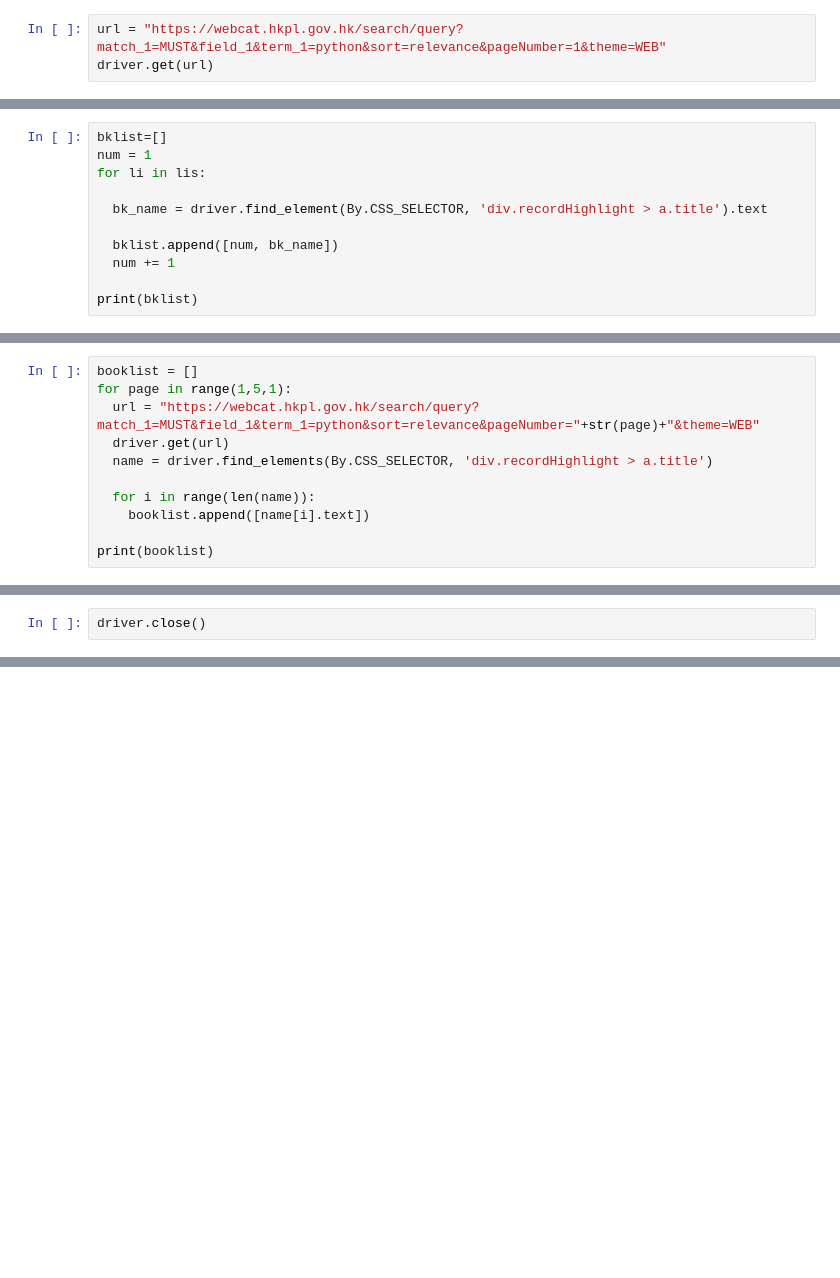
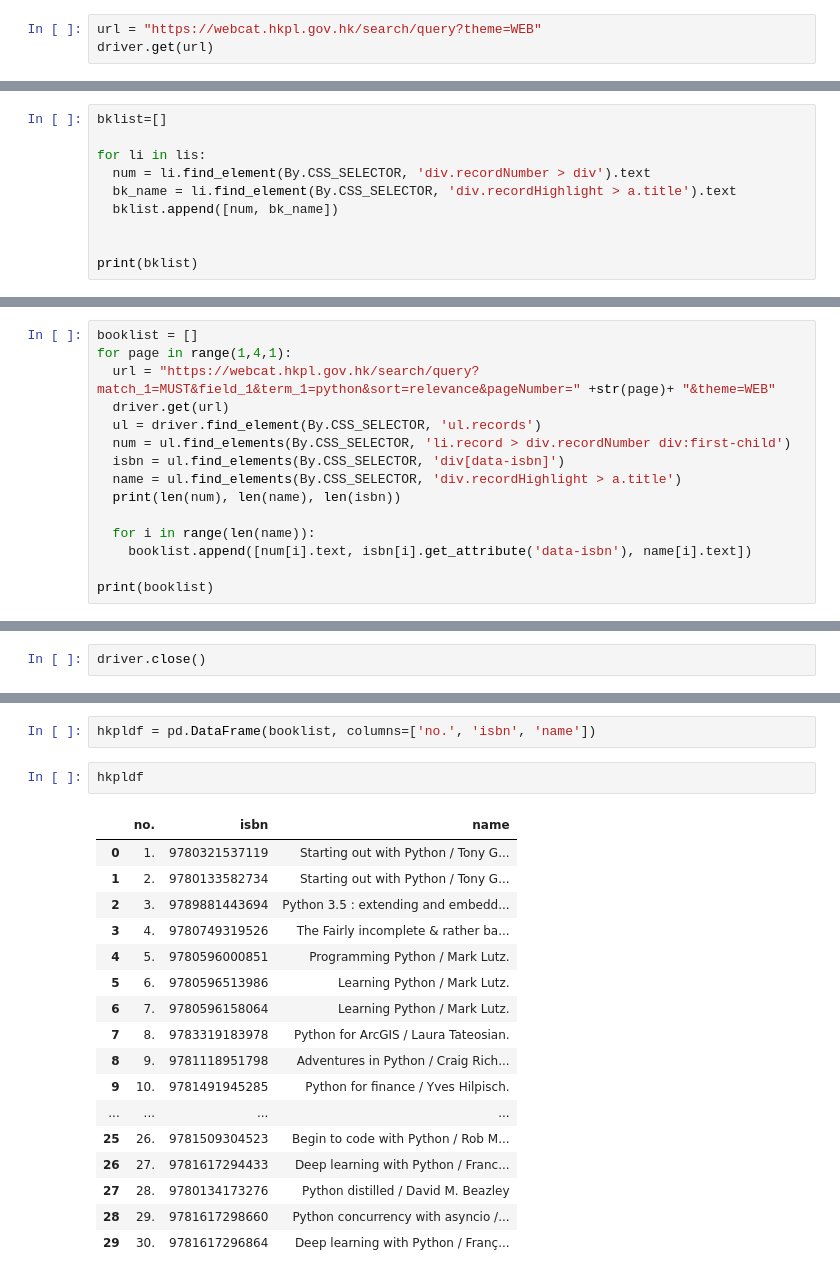
Before and after one commit to Mikafar/Mikafar, a Jupyter notebook: 230623_SE(HKPL).ipynb, the cells around one changed output, grey strips where cells are left out. Drawn from its saved outputs; the diff is of its cells as text; blank space fills up the shorter version.

```diff
--- a/230623_SE(HKPL).ipynb
+++ b/230623_SE(HKPL).ipynb
@@ -32,7 +96,7 @@ driver = webdriver.Chrome(options=options)
 # %% [output]
 WARNING:selenium.webdriver.common.selenium_manager:The version of chrome cannot be detected. Trying with latest driver version
 # %%
-url = "https://webcat.hkpl.gov.hk/search/query?match_1=MUST&field_1&term_1=python&sort=relevance&pageNumber=1&theme=WEB"
+url = "https://webcat.hkpl.gov.hk/search/query?theme=WEB"
 driver.get(url)
 # %%
 # print(driver.title)
@@ -107,13 +179,12 @@ len(lis)
 10
 # %%
 bklist=[]
-num = 1
+
 for li in lis:
+  num = li.find_element(By.CSS_SELECTOR, 'div.recordNumber > div').text
+  bk_name = li.find_element(By.CSS_SELECTOR, 'div.recordHighlight > a.title').text
+  bklist.append([num, bk_name])
 
-  bk_name = driver.find_element(By.CSS_SELECTOR, 'div.recordHighlight > a.title').text
-
-  bklist.append([num, bk_name])
-  num += 1
 
 print(bklist)
 # %% [output]
@@ -122,13 +193,17 @@ print(bklist)
 **Exercise:** Jump to second page
 # %%
 booklist = []
-for page in range(1,5,1):
-  url = "https://webcat.hkpl.gov.hk/search/query?match_1=MUST&field_1&term_1=python&sort=relevance&pageNumber="+str(page)+"&theme=WEB"
+for page in range(1,4,1):
+  url = "https://webcat.hkpl.gov.hk/search/query?match_1=MUST&field_1&term_1=python&sort=relevance&pageNumber=" +str(page)+ "&theme=WEB"
   driver.get(url)
-  name = driver.find_elements(By.CSS_SELECTOR, 'div.recordHighlight > a.title')
+  ul = driver.find_element(By.CSS_SELECTOR, 'ul.records')
+  num = ul.find_elements(By.CSS_SELECTOR, 'li.record > div.recordNumber div:first-child')
+  isbn = ul.find_elements(By.CSS_SELECTOR, 'div[data-isbn]')
+  name = ul.find_elements(By.CSS_SELECTOR, 'div.recordHighlight > a.title')
+  print(len(num), len(name), len(isbn))
 
   for i in range(len(name)):
-    booklist.append([name[i].text])
+    booklist.append([num[i].text, isbn[i].get_attribute('data-isbn'), name[i].text])
 
 print(booklist)
 # %% [output]
@@ -141,0 +231,22 @@ driver.close()
+# %%
+hkpldf = pd.DataFrame(booklist, columns=['no.', 'isbn', 'name'])
+# %%
+hkpldf
+# %% [output]
+|  | no. | isbn | name |
+| 0 | 1. | 9780321537119 | Starting out with Python / Tony G... |
+| 1 | 2. | 9780133582734 | Starting out with Python / Tony G... |
+| 2 | 3. | 9789881443694 | Python 3.5 : extending and embedd... |
+| 3 | 4. | 9780749319526 | The Fairly incomplete & rather ba... |
+| 4 | 5. | 9780596000851 | Programming Python / Mark Lutz. |
+| 5 | 6. | 9780596513986 | Learning Python / Mark Lutz. |
+| 6 | 7. | 9780596158064 | Learning Python / Mark Lutz. |
+| 7 | 8. | 9783319183978 | Python for ArcGIS / Laura Tateosian. |
+| 8 | 9. | 9781118951798 | Adventures in Python / Craig Rich... |
+| 9 | 10. | 9781491945285 | Python for finance / Yves Hilpisch. |
+| ... | ... | ... | ... |
+| 25 | 26. | 9781509304523 | Begin to code with Python / Rob M... |
+| 26 | 27. | 9781617294433 | Deep learning with Python / Franc... |
+| 27 | 28. | 9780134173276 | Python distilled / David M. Beazley |
+| 28 | 29. | 9781617298660 | Python concurrency with asyncio /... |
+| 29 | 30. | 9781617296864 | Deep learning with Python / Franç... |
```
Also changed, not shown: parts of 20 cells of this notebook.
